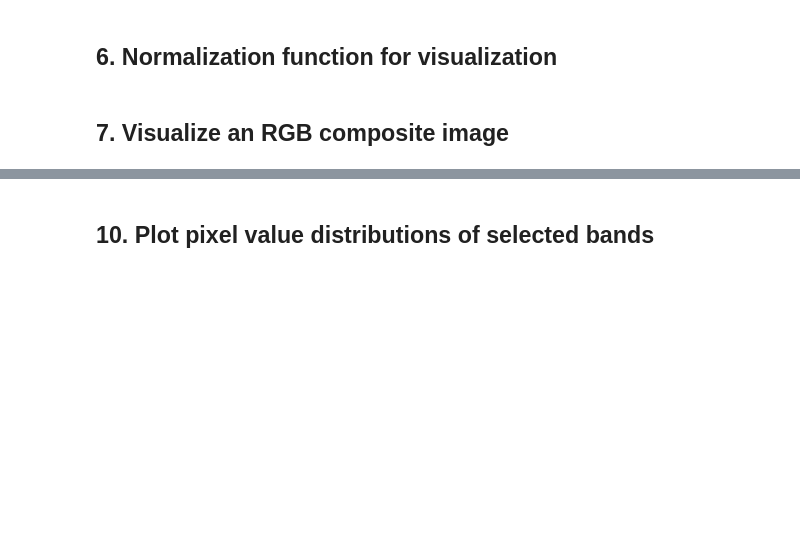
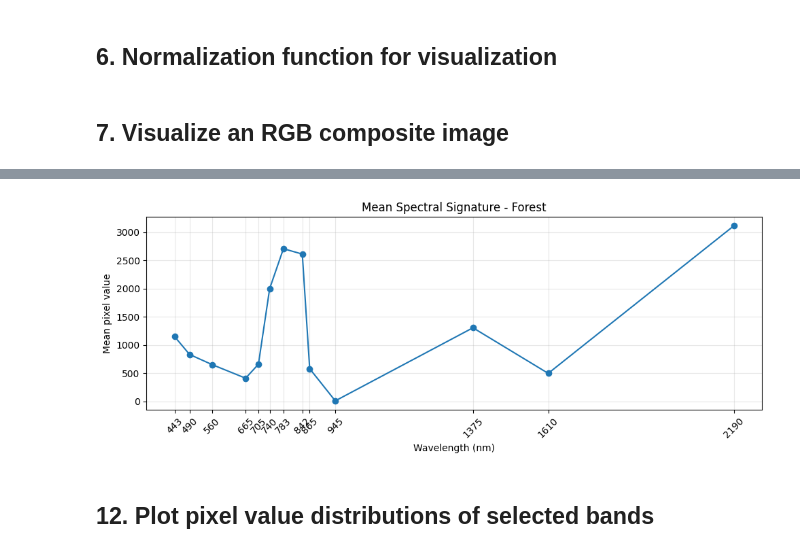
Before and after one commit to tienesng06/acivs_Test-Time_Spectral_Adaptation, a Jupyter notebook: notebooks/01_eurosat_ms_explore.ipynb, the cells around one changed output, grey strips where cells are left out. Drawn from its saved outputs; the diff is of its cells as text; code cells hidden in the pictures; blank space fills up the shorter version.

```diff
--- a/notebooks/01_eurosat_ms_explore.ipynb
+++ b/notebooks/01_eurosat_ms_explore.ipynb
@@ -78 +153,14 @@ band_names = [
+# %%
+band_names = [
+    "B01", "B02", "B03", "B04", "B05", "B06", "B07",
+    "B08", "B8A", "B09", "B10", "B11", "B12"
+]
+
+band_long_names = [
+    "Coastal aerosol", "Blue", "Green", "Red", "Vegetation Red Edge 1",
+    "Vegetation Red Edge 2", "Vegetation Red Edge 3", "NIR",
+    "Narrow NIR / Red Edge 4", "Water vapour", "Cirrus", "SWIR 1", "SWIR 2"
+]
+
+wavelengths_nm = [443, 490, 560, 665, 705, 740, 783, 842, 865, 945, 1375, 1610, 2190]
 # %% [markdown]
@@ -102,5 +191,19 @@ plt.show()
+# %%
+mean_spectrum = [img[i].mean() for i in range(img.shape[0])]
+
+plt.figure(figsize=(10, 4))
+plt.plot(wavelengths_nm, mean_spectrum, marker="o")
+plt.xticks(wavelengths_nm, rotation=45)
+plt.xlabel("Wavelength (nm)")
+plt.ylabel("Mean pixel value")
+plt.title(f"Mean Spectral Signature - {label}")
+plt.grid(True, alpha=0.3)
+plt.tight_layout()
+plt.show()
+# %% [output]
+[figure, added]
 # %% [markdown]
-## 10. Plot pixel value distributions of selected bands
+## 12. Plot pixel value distributions of selected bands
 # %%
 plt.figure(figsize=(10, 5))
 
```
Also changed, not shown: parts of 21 cells of this notebook, 6 other files.
